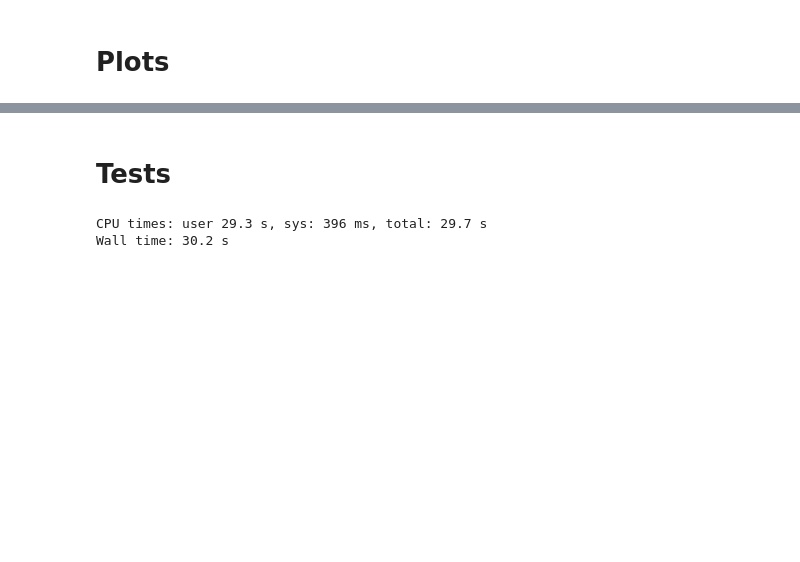
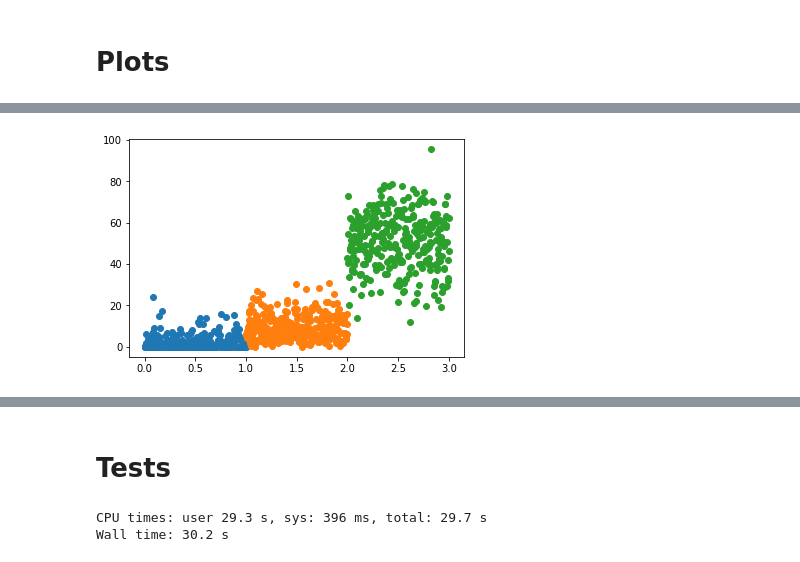
Before and after one commit to giorgionicoletti/InfoTrasduction, a Jupyter notebook: notebooks/adaptive_tests.ipynb, the cells around one changed output, grey strips where cells are left out. Drawn from its saved outputs; the diff is of its cells as text; code cells hidden in the pictures; blank space fills up the shorter version.

```diff
--- a/notebooks/adaptive_tests.ipynb
+++ b/notebooks/adaptive_tests.ipynb
@@ -29,0 +101,7 @@ for i in range(4):
+# %%
+test = fa.Iyeta_exact(sigma, a_final, theta_eta)
+test = test**2/np.var(test, axis = 1)[..., None]
+for i in range(3):
+    plt.scatter(np.linspace(i, i+1, Nrepeat), test[i])
+# %% [output]
+[figure, added]
```
Also changed, not shown: parts of 17 cells of this notebook, 2 other files.
